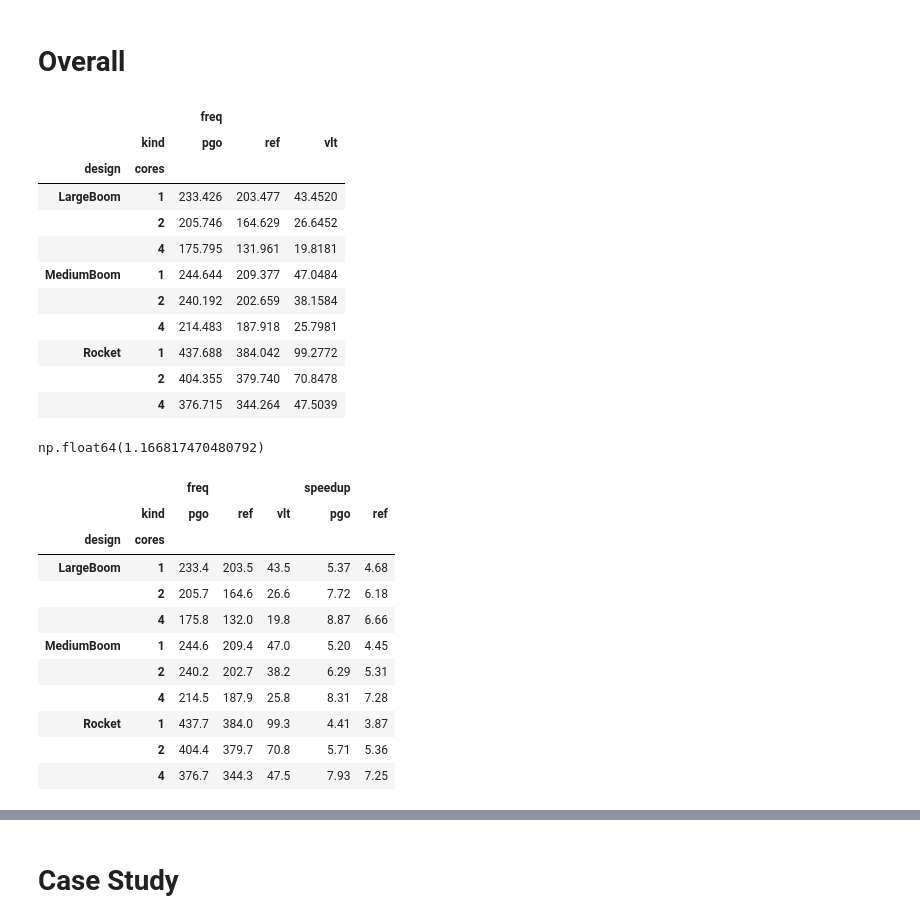
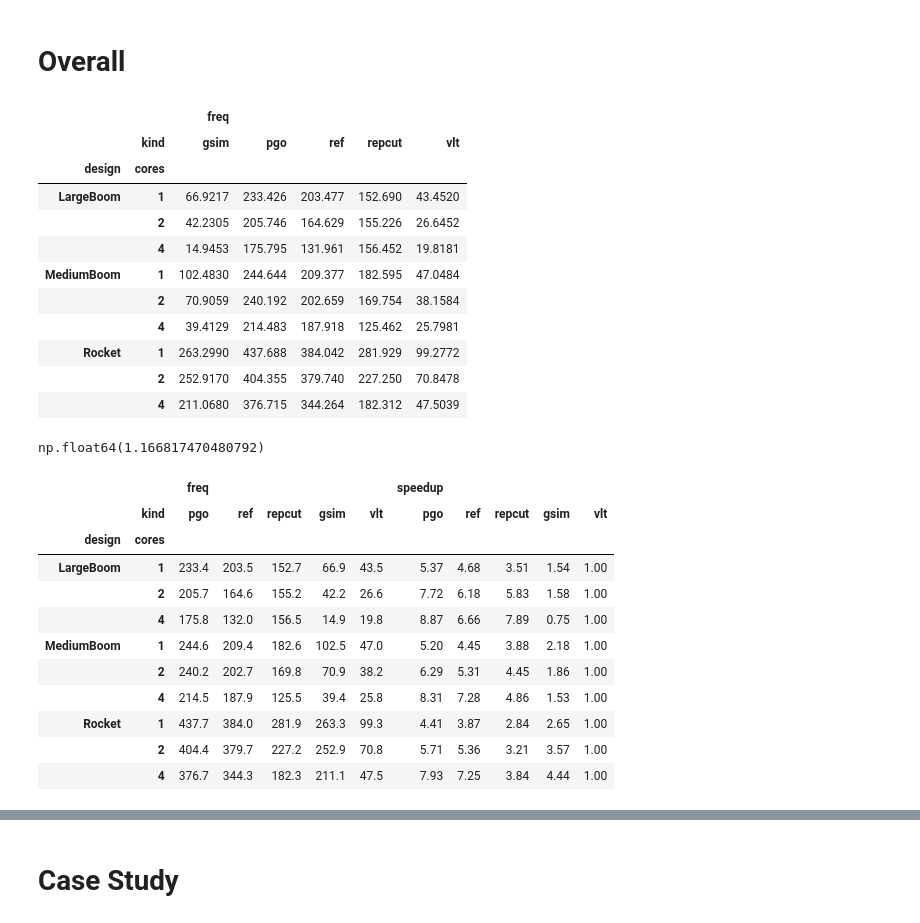
Before and after one commit to pku-liang/p2sim, a Jupyter notebook: analysis2.ipynb, the cells around one changed output, grey strips where cells are left out. Cells and saved outputs as stored; diff of their text form; code cells hidden in the pictures.

```diff
--- a/analysis2.ipynb
+++ b/analysis2.ipynb
@@ -56,8 +56,9 @@ plt.rcParams.update({
 all_data = []
 
 files = (
-    sorted(Path('build/').glob('*/prof.*/linux.bin.out')) +
-    sorted(Path('baseline/vlt/build/').glob('*/prof.*/linux.bin.out'))
+    sorted(Path('exp-data-v1/').glob('data/*/prof.*/linux.bin.out'))
+    + sorted(Path('exp-data-v2/').glob('data/*/prof.repcut/linux.bin.out'))
+    # sorted(Path('baseline/vlt/build/').glob('*/prof.*/linux.bin.out'))
 )
 
 design_canon = {
@@ -93,47 +94,49 @@ df = pd.DataFrame(all_data)
 piv = df.groupby(['design', 'cores', 'kind']).agg({'freq': 'max'}).unstack()
 piv
 # %% [output]
-|  |  | freq |  |  |
-|  | kind | pgo | ref | vlt |
-| design | cores |  |  |  |
-| LargeBoom | 1 | 233.426 | 203.477 | 43.4520 |
-|  | 2 | 205.746 | 164.629 | 26.6452 |
-|  | 4 | 175.795 | 131.961 | 19.8181 |
-| MediumBoom | 1 | 244.644 | 209.377 | 47.0484 |
-|  | 2 | 240.192 | 202.659 | 38.1584 |
-|  | 4 | 214.483 | 187.918 | 25.7981 |
-| Rocket | 1 | 437.688 | 384.042 | 99.2772 |
-|  | 2 | 404.355 | 379.740 | 70.8478 |
-|  | 4 | 376.715 | 344.264 | 47.5039 |
+|  |  | freq |  |  |  |  |
+|  | kind | gsim | pgo | ref | repcut | vlt |
+| design | cores |  |  |  |  |  |
+| LargeBoom | 1 | 66.9217 | 233.426 | 203.477 | 152.690 | 43.4520 |
+|  | 2 | 42.2305 | 205.746 | 164.629 | 155.226 | 26.6452 |
+|  | 4 | 14.9453 | 175.795 | 131.961 | 156.452 | 19.8181 |
+| MediumBoom | 1 | 102.4830 | 244.644 | 209.377 | 182.595 | 47.0484 |
+|  | 2 | 70.9059 | 240.192 | 202.659 | 169.754 | 38.1584 |
+|  | 4 | 39.4129 | 214.483 | 187.918 | 125.462 | 25.7981 |
+| Rocket | 1 | 263.2990 | 437.688 | 384.042 | 281.929 | 99.2772 |
+|  | 2 | 252.9170 | 404.355 | 379.740 | 227.250 | 70.8478 |
+|  | 4 | 211.0680 | 376.715 | 344.264 | 182.312 | 47.5039 |
 # %%
 import scipy.stats as stats
 # %%
 stats.mstats.gmean(piv[('freq', 'pgo')] / piv[('freq', 'ref')])
 # %% [output]
 np.float64(1.166817470480792)
+# %%
+for col in piv['freq']:
+    piv[('speedup', col)] = piv[('freq', col)] / piv[('freq', 'vlt')]
 # %%
-speedup_pgo = piv[('freq', 'pgo')] / piv[('freq', 'vlt')]
-speedup_ref = piv[('freq', 'ref')] / piv[('freq', 'vlt')]
-piv[('speedup', 'pgo')] = speedup_pgo
-piv[('speedup', 'ref')] = speedup_ref
-# print(speedup_vlt.mean(), speedup_ref.mean())
+order = ['pgo', 'ref', 'repcut', 'gsim', 'vlt']
+columns = [('freq', x) for x in order] + [('speedup', x) for x in order]
+piv = piv[columns]
+
 styled = (piv.style
     .format('{:.1f}', subset='freq')
     .format('{:.2f}', subset='speedup')
     .highlight_max(subset='freq', props='font-weight:bold', axis=1)
     .highlight_max(subset='speedup', props='font-weight:bold', axis=1)
 )
 styled
 # %% [output]
-|  |  | freq |  |  | speedup |  |
-|  | kind | pgo | ref | vlt | pgo | ref |
-| design | cores |  |  |  |  |  |
-| LargeBoom | 1 | 233.4 | 203.5 | 43.5 | 5.37 | 4.68 |
-|  | 2 | 205.7 | 164.6 | 26.6 | 7.72 | 6.18 |
-|  | 4 | 175.8 | 132.0 | 19.8 | 8.87 | 6.66 |
-| MediumBoom | 1 | 244.6 | 209.4 | 47.0 | 5.20 | 4.45 |
-|  | 2 | 240.2 | 202.7 | 38.2 | 6.29 | 5.31 |
-|  | 4 | 214.5 | 187.9 | 25.8 | 8.31 | 7.28 |
-| Rocket | 1 | 437.7 | 384.0 | 99.3 | 4.41 | 3.87 |
-|  | 2 | 404.4 | 379.7 | 70.8 | 5.71 | 5.36 |
-|  | 4 | 376.7 | 344.3 | 47.5 | 7.93 | 7.25 |
+|  |  | freq |  |  |  |  | speedup |  |  |  |  |
+|  | kind | pgo | ref | repcut | gsim | vlt | pgo | ref | repcut | gsim | vlt |
+| design | cores |  |  |  |  |  |  |  |  |  |  |
+| LargeBoom | 1 | 233.4 | 203.5 | 152.7 | 66.9 | 43.5 | 5.37 | 4.68 | 3.51 | 1.54 | 1.00 |
+|  | 2 | 205.7 | 164.6 | 155.2 | 42.2 | 26.6 | 7.72 | 6.18 | 5.83 | 1.58 | 1.00 |
+|  | 4 | 175.8 | 132.0 | 156.5 | 14.9 | 19.8 | 8.87 | 6.66 | 7.89 | 0.75 | 1.00 |
+| MediumBoom | 1 | 244.6 | 209.4 | 182.6 | 102.5 | 47.0 | 5.20 | 4.45 | 3.88 | 2.18 | 1.00 |
+|  | 2 | 240.2 | 202.7 | 169.8 | 70.9 | 38.2 | 6.29 | 5.31 | 4.45 | 1.86 | 1.00 |
+|  | 4 | 214.5 | 187.9 | 125.5 | 39.4 | 25.8 | 8.31 | 7.28 | 4.86 | 1.53 | 1.00 |
+| Rocket | 1 | 437.7 | 384.0 | 281.9 | 263.3 | 99.3 | 4.41 | 3.87 | 2.84 | 2.65 | 1.00 |
+|  | 2 | 404.4 | 379.7 | 227.2 | 252.9 | 70.8 | 5.71 | 5.36 | 3.21 | 3.57 | 1.00 |
+|  | 4 | 376.7 | 344.3 | 182.3 | 211.1 | 47.5 | 7.93 | 7.25 | 3.84 | 4.44 | 1.00 |
```
Also changed, not shown: parts of 8 cells of this notebook, 5 other files.
